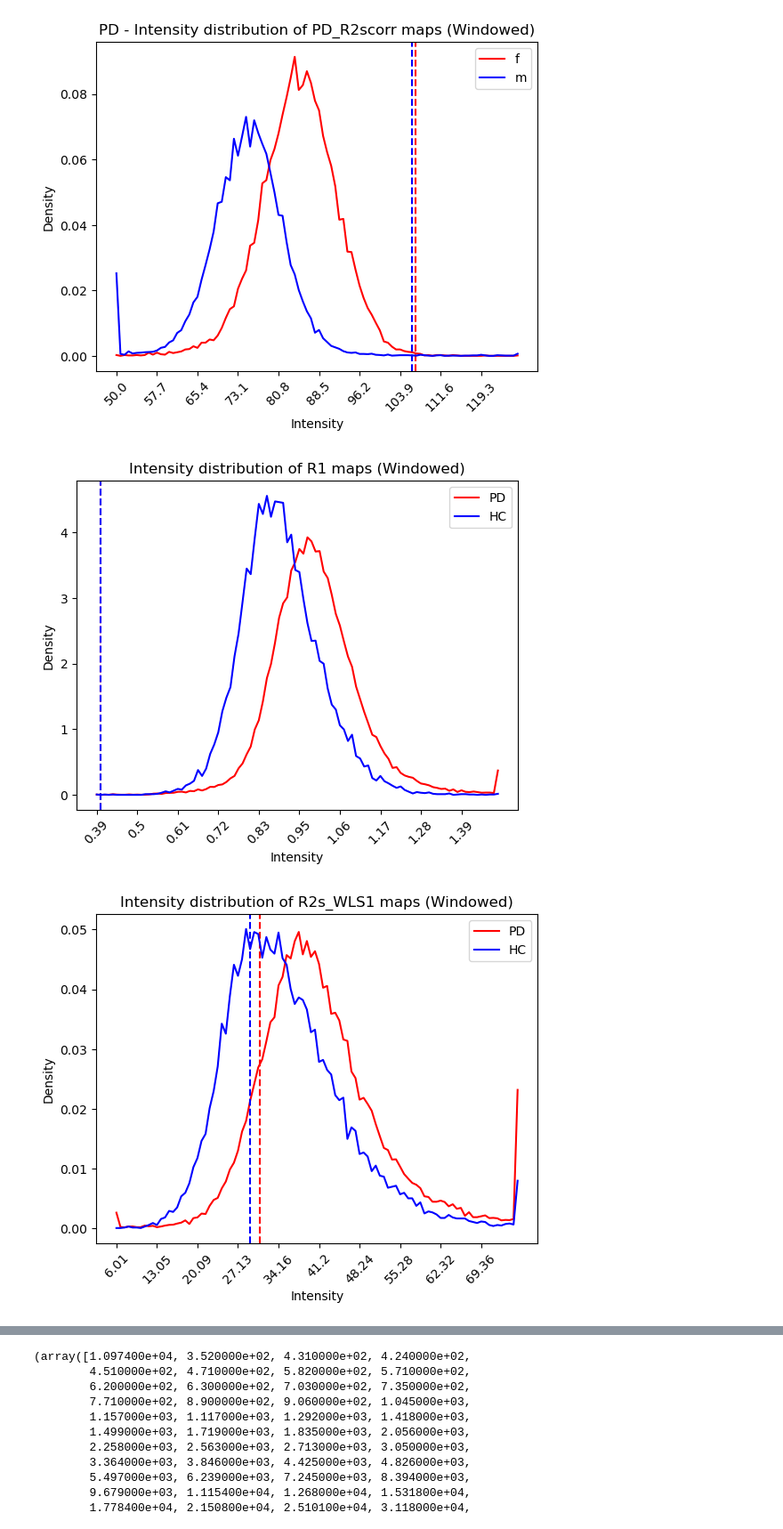
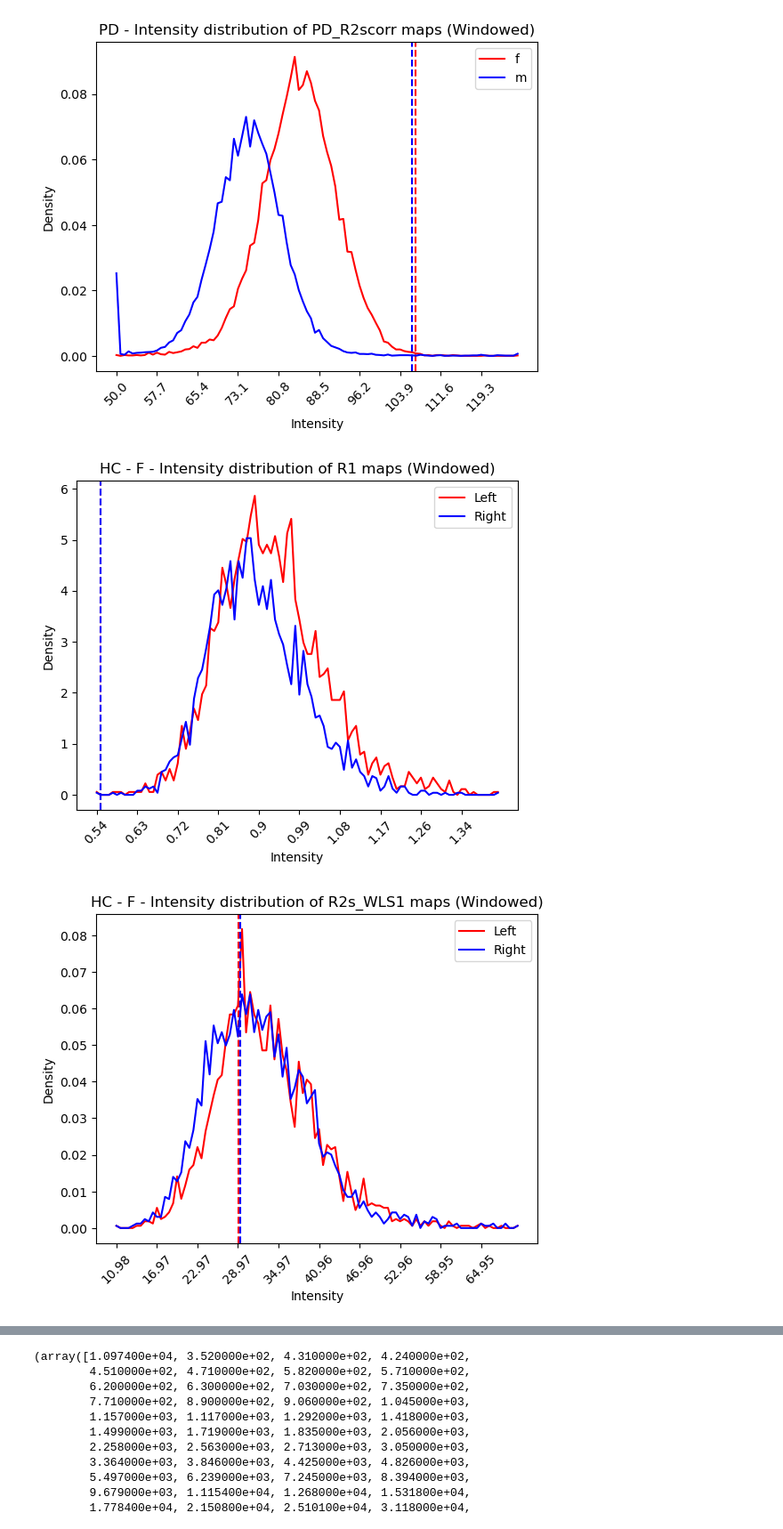
Before and after one commit to alexCortinaU/parkinson_classification, a Jupyter notebook: stats.ipynb, the cells around one changed output, grey strips where cells are left out. Shown at 89% size. Drawn from its saved outputs; the diff is of its cells as text; code cells hidden in the pictures.

```diff
--- a/stats.ipynb
+++ b/stats.ipynb
@@ -155,29 +155,29 @@ for map_type in ['R1', 'R2s_WLS1', 'MTsat', 'PD_R2scorr']:
 [figure]
 [figure]
 # %%
-group = 'PD'
+group = 'HC'
 for map_type in ['R1', 'R2s_WLS1', 'MTsat', 'PD_R2scorr']:
 
-    intens_hc_f, _ = get_intensity_distribution(md_df_pd, root_dir, [map_type], windowed=True, group='PD')
-    intens_hc_m, _ = get_intensity_distribution(md_df_hc, root_dir, [map_type], windowed=True, group='HC')
+    intens_hc_f, _ = get_intensity_distribution(md_df_hc_f, root_dir, [map_type], windowed=True, group=group, labels=[3])
+    intens_hc_m, _ = get_intensity_distribution(md_df_hc_f, root_dir, [map_type], windowed=True, group=group, labels=[4])
 
     mean_f = np.mean(intens_hc_f)
     mean_m = np.mean(intens_hc_m)
     hist_hc, edges = np.histogram(intens_hc_f, bins=100, range=(np.min(intens_hc_f), np.max(intens_hc_f)), density=True)
-    plt.plot(hist_hc, label='PD', color='r')
+    plt.plot(hist_hc, label='Left', color='r')
     # plot vertical line with mean
     plt.axvline(mean_f, color='r', linestyle='--')
     hist_pd, edges = np.histogram(intens_hc_m, bins=100, range=(np.min(intens_hc_m), np.max(intens_hc_m)), density=True)
-    plt.plot(hist_pd, label='HC', color='b')
+    plt.plot(hist_pd, label='Right', color='b')
     # plot vertical line with mean
     plt.axvline(mean_m, color='b', linestyle='--')
     plt.legend()
     plt.xlabel('Intensity')
     plt.ylabel('Density')
-    plt.title(f'Intensity distribution of {map_type} maps (Windowed)')
+    plt.title(f'{group} - F - Intensity distribution of {map_type} maps (Windowed)')
     # correct ticks with edges
     plt.xticks(np.arange(0, 100, 10), edges[::11].round(2), rotation=45)
     plt.show()
 # %% [output]
-[figure, old version]
+[figure, new version]
-[figure, old version]
+[figure, new version]
```
Also changed, not shown: parts of 2 cells of this notebook.
